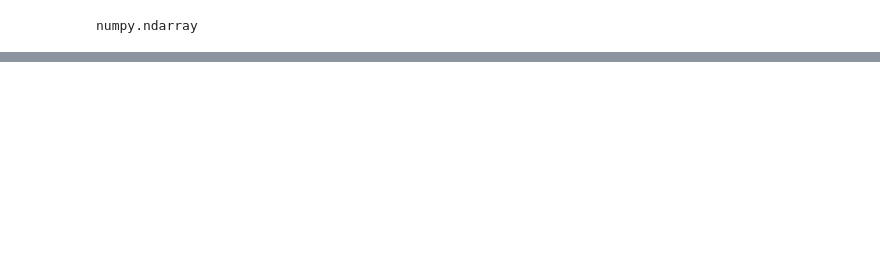
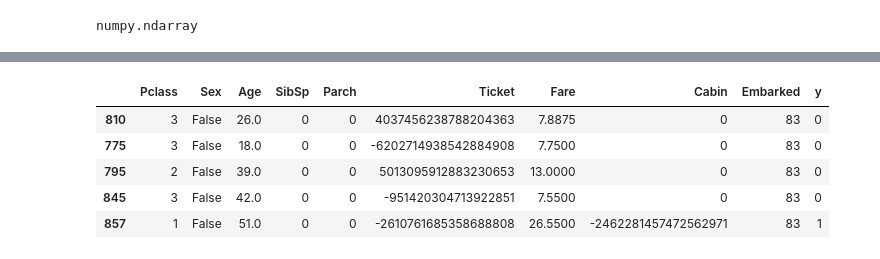
Before and after one commit to Stan402/Kaggle-competitions, a Jupyter notebook: Titanic/Nearest_Neighbor.ipynb, the cells around one changed output, grey strips where cells are left out. Saved outputs shown, nothing was run; the diff lists cells and outputs as text; code cells hidden in the pictures; blank space fills up the shorter version.

```diff
--- a/Titanic/Nearest_Neighbor.ipynb
+++ b/Titanic/Nearest_Neighbor.ipynb
@@ -185,0 +540,9 @@ array([[0.82210502, 0.17789498],
+# %%
+XY_m_train.head()
+# %% [output]
+|  | Pclass | Sex | Age | SibSp | Parch | Ticket | Fare | Cabin | Embarked | y |
+| 810 | 3 | False | 26.0 | 0 | 0 | 4037456238788204363 | 7.8875 | 0 | 83 | 0 |
+| 775 | 3 | False | 18.0 | 0 | 0 | -6202714938542884908 | 7.7500 | 0 | 83 | 0 |
+| 795 | 2 | False | 39.0 | 0 | 0 | 5013095912883230653 | 13.0000 | 0 | 83 | 0 |
+| 845 | 3 | False | 42.0 | 0 | 0 | -951420304713922851 | 7.5500 | 0 | 83 | 0 |
+| 857 | 1 | False | 51.0 | 0 | 0 | -2610761685358688808 | 26.5500 | -2462281457472562971 | 83 | 1 |
```
Also changed, not shown: parts of 41 cells of this notebook, 7 other files.
